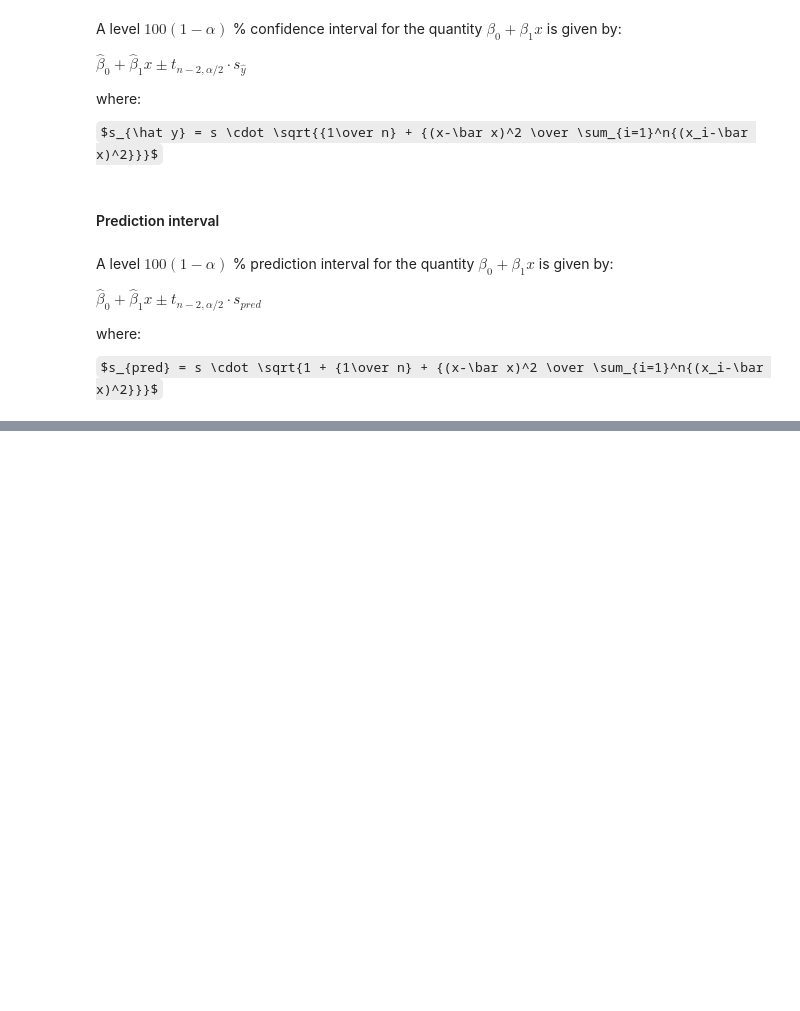
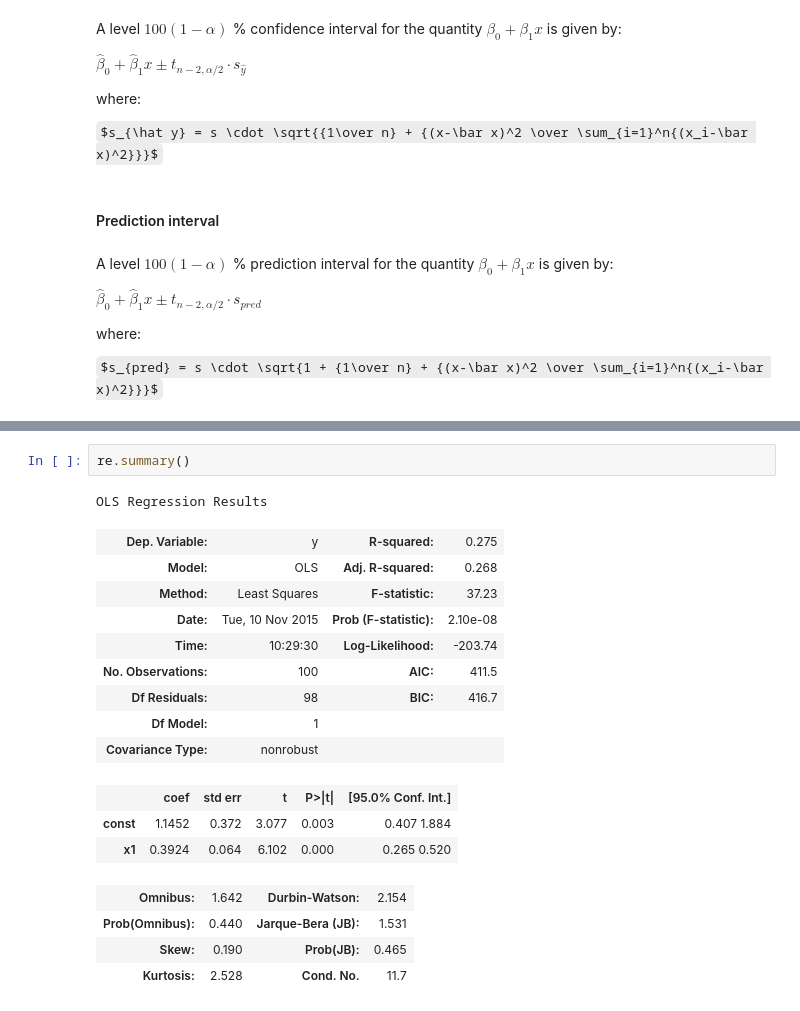
Before and after one commit to sarajcev/logreg-linreg, a Jupyter notebook: logreg-compare.ipynb, the cells around one changed output, grey strips where cells are left out. Saved outputs shown, nothing was run; the diff lists cells and outputs as text; some formulas as TeX source; blank space fills up the shorter version.

```diff
--- a/logreg-compare.ipynb
+++ b/logreg-compare.ipynb
@@ -582,0 +628,20 @@ $s_{pred} = s \cdot \sqrt{1 + {1\over n} + {(x-\bar x)^2 \over \sum_{i=1}^n{(x_i
+# %%
+re.summary()
+# %% [output]
+OLS Regression Results
+| Dep. Variable: | y | R-squared: | 0.275 |
+| Model: | OLS | Adj. R-squared: | 0.268 |
+| Method: | Least Squares | F-statistic: | 37.23 |
+| Date: | Tue, 10 Nov 2015 | Prob (F-statistic): | 2.10e-08 |
+| Time: | 10:29:30 | Log-Likelihood: | -203.74 |
+| No. Observations: | 100 | AIC: | 411.5 |
+| Df Residuals: | 98 | BIC: | 416.7 |
+| Df Model: | 1 |  |  |
+| Covariance Type: | nonrobust |  |  |
+|  | coef | std err | t | P>|t| | [95.0% Conf. Int.] |
+| const | 1.1452 | 0.372 | 3.077 | 0.003 | 0.407 1.884 |
+| x1 | 0.3924 | 0.064 | 6.102 | 0.000 | 0.265 0.520 |
+| Omnibus: | 1.642 | Durbin-Watson: | 2.154 |
+| Prob(Omnibus): | 0.440 | Jarque-Bera (JB): | 1.531 |
+| Skew: | 0.190 | Prob(JB): | 0.465 |
+| Kurtosis: | 2.528 | Cond. No. | 11.7 |
```
Also changed, not shown: parts of 12 cells of this notebook.
